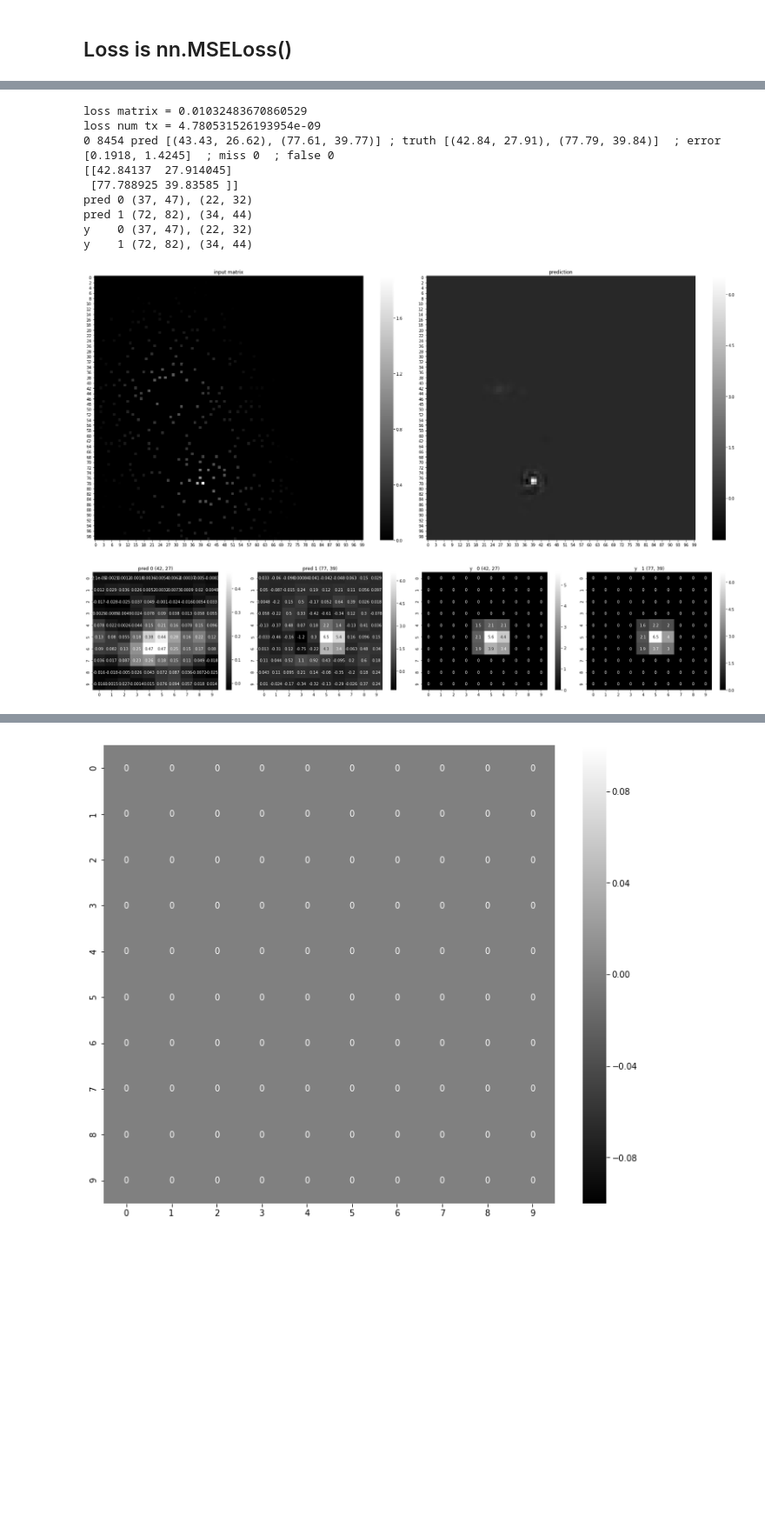
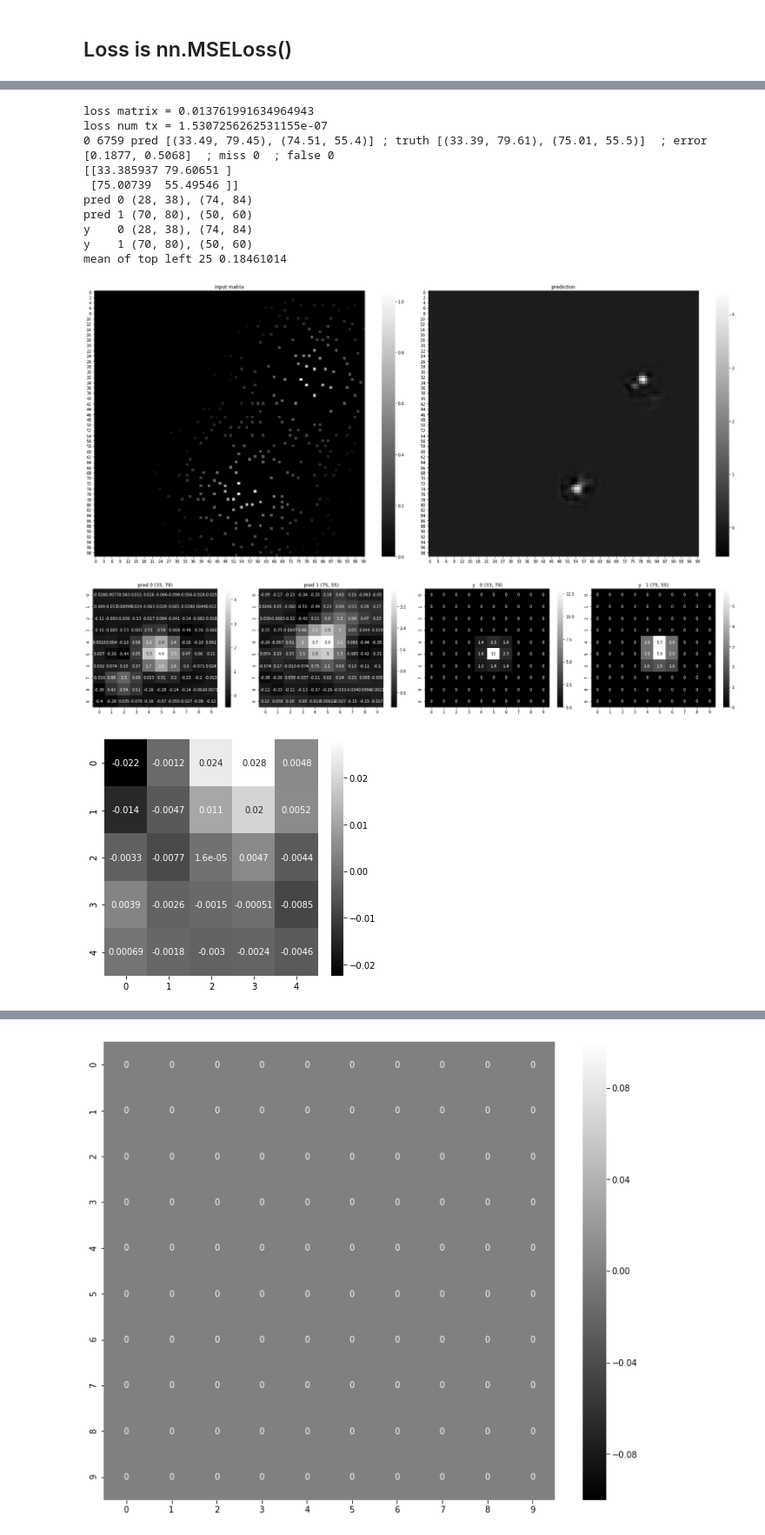
Before and after one commit to caitaozhan/deeplearning-localization, a Jupyter notebook: CNN-translation-multi-min-dist.ipynb, the cells around one changed output, grey strips where cells are left out. Shown at 87% size. Drawn from its saved outputs; the diff is of its cells as text; code cells hidden in the pictures; blank space fills up the shorter version.

```diff
--- a/CNN-translation-multi-min-dist.ipynb
+++ b/CNN-translation-multi-min-dist.ipynb
@@ -322,3 +322,13 @@ def make_zeros(batch=32, length=100):
         zero = np.expand_dims(zero, 0)
         zeros.append(zero)
     return torch.as_tensor(zeros).to(torch.device('cuda'))
+# %%
+a = [1,2]
+b = [4,5]
+c = [1,2]
+d = [4,5]
+e = [a, b]
+f = [c, d]
+f.extend(e)
+
+plt.plot(f)
@@ -335,7 +359,7 @@ criterion1 = nn.MSELoss()  # criterion is the loss function
 criterion2 = nn.MSELoss()   # latter change this to MSELoss and see what happens
 criterion3 = nn.L1Loss()
 
-num_epochs = 10
+num_epochs = 2
 train_losses_epoch = []
 train_errors_epoch = []
 test_losses_epoch  = []
@@ -344,8 +368,8 @@ test_misses_epoch = []
 test_falses_epoch = []
 print_every = 500
 error_every = 200
-zeros = make_zeros(batch=32, length=100)
-print_loss = True
+# zeros = make_zeros(batch=32, length=100)
+alpha = 0
 
 for epoch in range(num_epochs):
     print(f'epoch = {epoch}')
@@ -365,9 +389,9 @@ for epoch in range(num_epochs):
         pred_matrix, pred_ntx = model(X)              # the model
         loss_matrix = criterion1(pred_matrix, y)
         loss_num_tx = criterion2(pred_ntx, y_num)
-#         regulation  = criterion3(pred_matrix, zeros)
-#         loss = loss_matrix + loss_num_tx + regulation*0
-        loss = loss_matrix + loss_num_tx
+        regulation  = criterion3(pred_matrix, zeros)
+        loss = loss_matrix + loss_num_tx + regulation*alpha
+#         loss = loss_matrix + loss_num_tx
         optimizer.zero_grad()
         loss.backward()
         optimizer.step()
@@ -406,12 +430,14 @@ for epoch in range(num_epochs):
     plt.plot(train_losses)
     plt.subplot(612)
     plt.title('train errors')
+    train_errors = [val for sublist in train_errors for val in sublist]  # flatten a 2D matrix
     plt.plot(train_errors)
     plt.subplot(613)
     plt.title('test losses')
     plt.plot(test_losses)
     plt.subplot(614)
     plt.title('test errors')
+    test_errors = [val for sublist in test_errors for val in sublist]
     plt.plot(test_errors)
     plt.subplot(615)
     plt.title('test misses')
@@ -479,0 +544,5 @@ test falses std =  0.0
+# %%
+for indx, errors, miss, false in zip(test_index, test_errors, test_misses, test_falses):
+    if max(errors) > 1 or miss > 0 or false > 0:
+        print(indx, errors, miss, false)
+#     print(indx, error, miss, false)
@@ -535,8 +614,12 @@ def myplot2(pred, y, y_float):
 # idx = 1050
 # idx = 5926
 # idx = 11592
-
-idx = 8454
+# idx = 8454
+# idx = 10244
+# idx = 12174
+# idx = 11924
+# idx = 11190
+idx = 6759
 
 def one_sample(idx):
     device = torch.device('cuda')
@@ -550,44 +633,50 @@ def one_sample(idx):
     y_num = y_num.unsqueeze(0).to(device)    # increase dimension to a batch
     y_f = np.expand_dims(sample['target_float'], 0)
     indx = np.expand_dims(np.array(sample['index']), 0)
 
     pred_matrix, pred_ntx = model(X)
 
     loss_matrix = criterion1(pred_matrix, y)
     loss_num_tx = criterion2(pred_ntx, y_num)
     print('loss matrix =', loss_matrix.item())
     print('loss num tx =', loss_num_tx.item())
 
     pred_matrix = pred_matrix.data.cpu().numpy()
     pred_ntx    = pred_ntx.data.cpu().numpy()
     errors, misses, falses = Metrics.localization_error_image_continuous(pred_matrix.copy(), pred_ntx, y_f, indx, Default.grid_length, debug=True)
 
     pred_matrix = pred_matrix[0][0]
     fig, axs = plt.subplots(1, 2, figsize=(24, 10))
     X = X[0][0].data.cpu().numpy()
     sns.heatmap(X, cmap='gray', ax=axs[0])
     axs[0].set_title('input matrix')
     sns.heatmap(pred_matrix, cmap='gray', ax=axs[1])
     axs[1].set_title('prediction')
     plt.tight_layout()
     np.savetxt('test.txt', pred_matrix)
     y = y.data.cpu().numpy()[0][0]
     y_f = y_f[0]
     myplot2(pred_matrix, y, y_f)
 
+    fig, ax = plt.subplots(figsize=(5.5, 5))
+    sns.heatmap(pred_matrix[:5, :5], cmap='gray', ax=ax, annot=True)
+    print('mean of top left 25', np.sum(np.abs(pred_matrix[:5, :5])))
+
 one_sample(idx)
 # %% [output]
-loss matrix = 0.01032483670860529
-loss num tx = 4.780531526193954e-09
-0 8454 pred [(43.43, 26.62), (77.61, 39.77)] ; truth [(42.84, 27.91), (77.79, 39.84)]  ; error [0.1918, 1.4245]  ; miss 0  ; false 0
-[[42.84137  27.914045]
- [77.788925 39.83585 ]]
-pred 0 (37, 47), (22, 32)
-pred 1 (72, 82), (34, 44)
-y    0 (37, 47), (22, 32)
-y    1 (72, 82), (34, 44)
+loss matrix = 0.013761991634964943
+loss num tx = 1.5307256262531155e-07
+0 6759 pred [(33.49, 79.45), (74.51, 55.4)] ; truth [(33.39, 79.61), (75.01, 55.5)]  ; error [0.1877, 0.5068]  ; miss 0  ; false 0
+[[33.385937 79.60651 ]
+ [75.00739  55.49546 ]]
+pred 0 (28, 38), (74, 84)
+pred 1 (70, 80), (50, 60)
+y    0 (28, 38), (74, 84)
+y    1 (70, 80), (50, 60)
+mean of top left 25 0.18461014
-[figure, old version]
+[figure, new version]
-[figure, old version]
+[figure, new version]
+[figure, added]
 # %%
 # Test for one random batch
 
```
Also changed, not shown: parts of 11 cells of this notebook, 9 other files.
